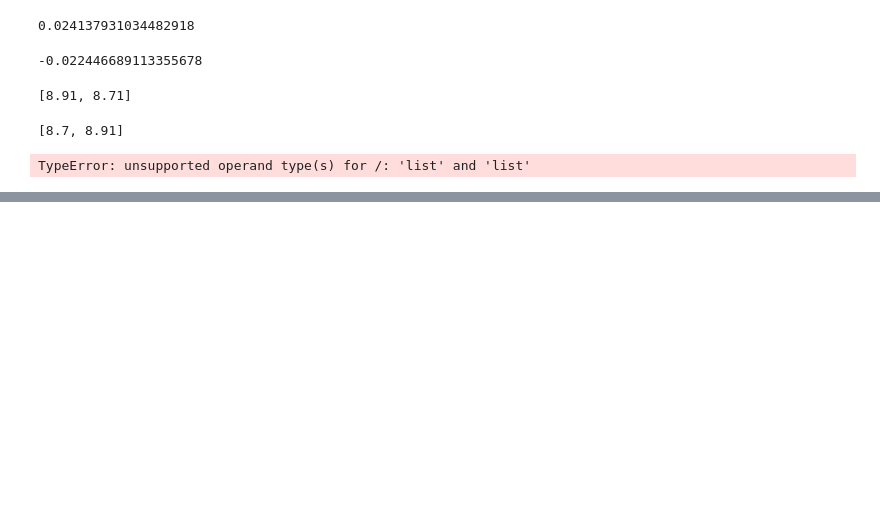
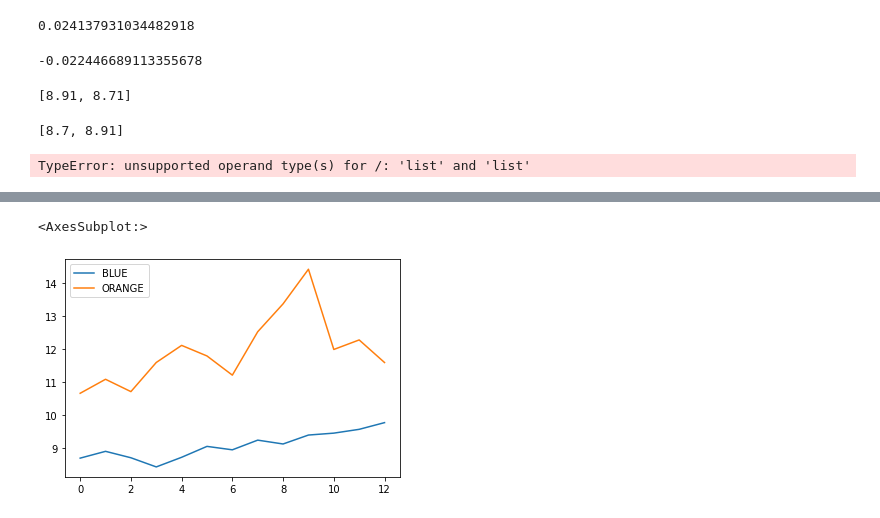
Before and after one commit to BawarJ/portfolio-analysis, a Jupyter notebook: Lab 1 - Basics of returns.ipynb, the cells around one changed output, grey strips where cells are left out. Drawn from its saved outputs; the diff is of its cells as text; code cells hidden in the pictures; blank space fills up the shorter version.

```diff
--- a/Lab 1 - Basics of returns.ipynb
+++ b/Lab 1 - Basics of returns.ipynb
@@ -35,0 +67,3 @@ NameError: name 'numpy' is not defined
+# %%
+prices = pd.read_csv('data/sample_prices.csv')
+prices
@@ -35,0 +103,5 @@ NameError: name 'numpy' is not defined
+# %%
+prices.plot()
+# %% [output]
+<AxesSubplot:>
+[figure, added]
```
Also changed, not shown: parts of 28 cells of this notebook, 18 other files.
